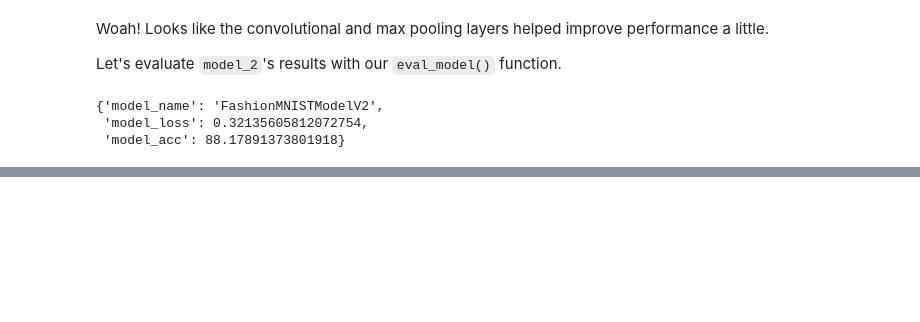
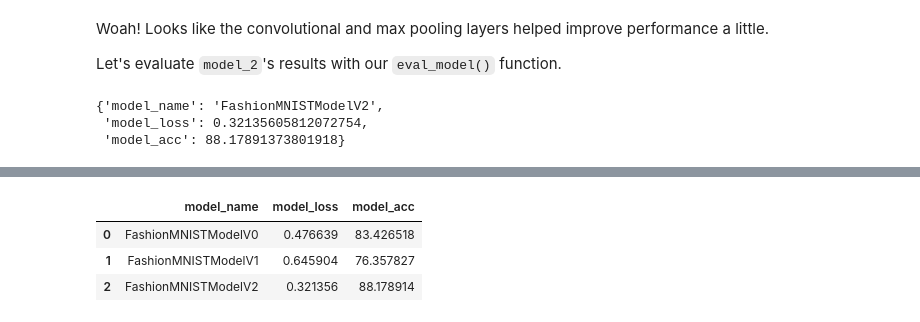
Before and after one commit to aboudrari/Pytorch-deep-learning, a Jupyter notebook: Pytorch-Computer-Vision/03_pytorch_computer_vision.ipynb, the cells around one changed output, grey strips where cells are left out. Drawn from its saved outputs; the diff is of its cells as text; code cells hidden in the pictures; blank space fills up the shorter version.

```diff
--- a/Pytorch-Computer-Vision/03_pytorch_computer_vision.ipynb
+++ b/Pytorch-Computer-Vision/03_pytorch_computer_vision.ipynb
@@ -1637,0 +1652,9 @@ model_2_results
+# %%
+import pandas as pd
+compare_results = pd.DataFrame([model_0_results, model_1_results, model_2_results])
+compare_results
+# %% [output]
+|  | model_name | model_loss | model_acc |
+| 0 | FashionMNISTModelV0 | 0.476639 | 83.426518 |
+| 1 | FashionMNISTModelV1 | 0.645904 | 76.357827 |
+| 2 | FashionMNISTModelV2 | 0.321356 | 88.178914 |
```
Also changed, not shown: parts of 9 cells of this notebook.
